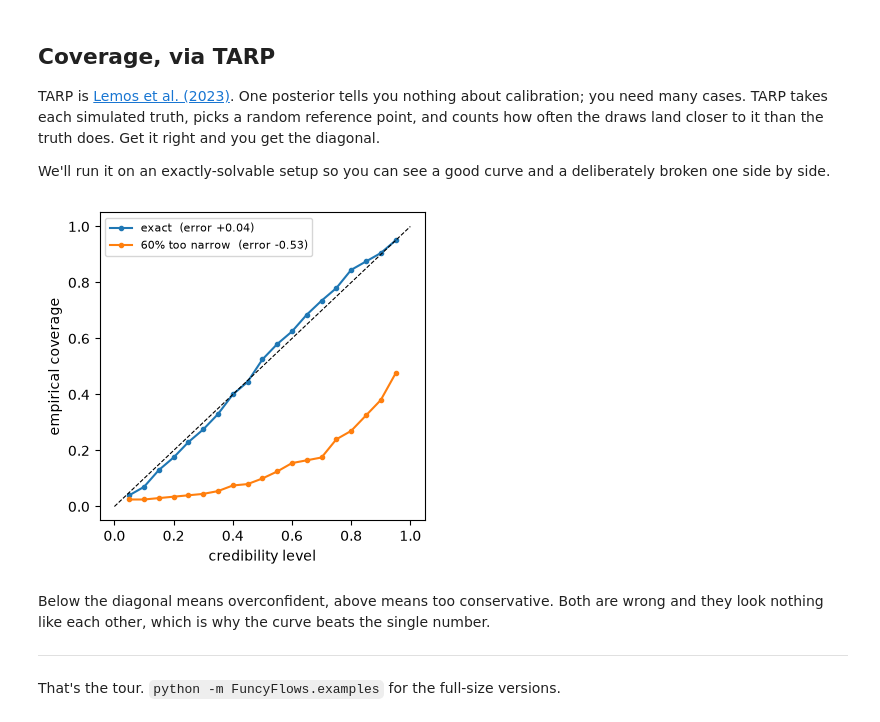
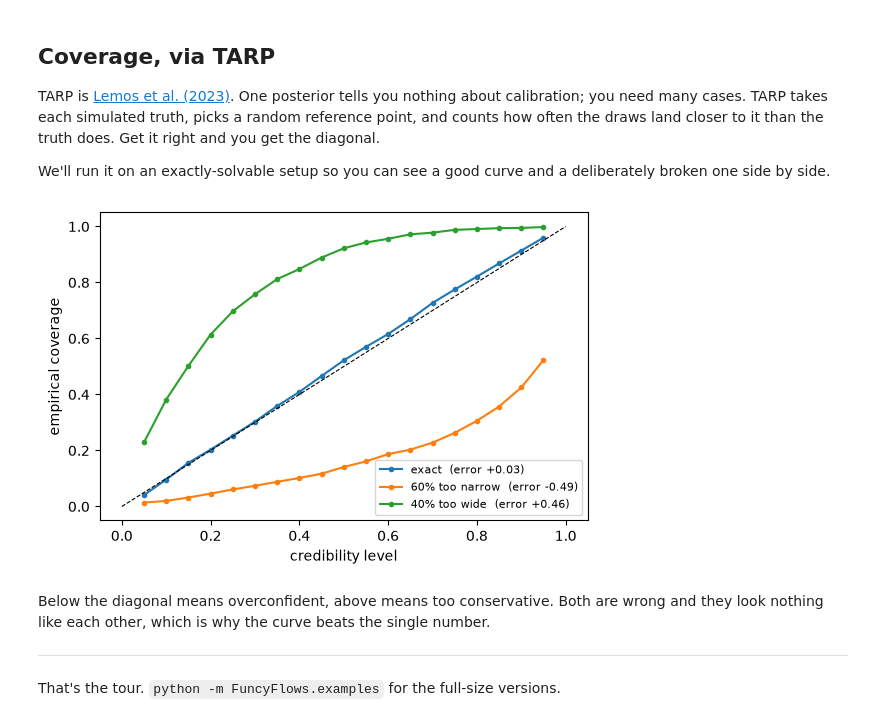
Before and after one commit to LiamCPinchbeck/FuncFlows, a Jupyter notebook: docs/notebooks/05_latent_pcn_and_diagnostics.ipynb, the cells around one changed output. Cells and saved outputs as stored; diff of their text form; code cells hidden in the pictures.

Commit message:
Just adding a few more samples to the coverage test and including an _under_confident example

```diff
--- a/docs/notebooks/05_latent_pcn_and_diagnostics.ipynb
+++ b/docs/notebooks/05_latent_pcn_and_diagnostics.ipynb
@@ -96,7 +96,7 @@ TARP is [Lemos et al. (2023)](https://arxiv.org/abs/2302.03026). One posterior t
 We'll run it on an exactly-solvable setup so you can see a good curve and a deliberately broken one side by side.
 # %%
 # a cheap, exactly-solvable setup so we can show a well-calibrated curve and a broken one
-cases, draws_per_case = 200, 200
+cases, draws_per_case = 1000, 1000
 truths = prior.sample(cases)
 observations = truths @ design_obs.T + NOISE * torch.randn(cases, NUM_OBS, dtype=DTYPE)
 
@@ -108,17 +108,18 @@ means = torch.linalg.solve(precision, (observations @ design_obs / NOISE ** 2).T
 noise = torch.randn(cases, draws_per_case, M, dtype=DTYPE)
 exact = means[:, None, :] + noise @ chol.T
 narrow = means[:, None, :] + 0.6 * (noise @ chol.T)      # deliberately overconfident
+wide = means[:, None, :] + 1.4 * (noise @ chol.T)      # deliberately underconfident
 # %%
-fig, ax = plt.subplots(figsize=(4.2, 4))
-for name, samples in [("exact", exact), ("60% too narrow", narrow)]:
+fig, ax = plt.subplots(figsize=(6.3, 4))
+for name, samples in [("exact", exact), ("60% too narrow", narrow), ("40% too wide", wide)]:
     levels, coverage = coverage_curve(samples, truths, weights=1 / prior.scale)
     ax.plot(levels, coverage, marker="o", ms=3, label=f"{name}  (error {coverage_error(levels, coverage):+.2f})")
 ax.plot([0, 1], [0, 1], "k--", lw=0.8)
 ax.set(xlabel="credibility level", ylabel="empirical coverage")
 ax.legend(fontsize=8)
 plt.show()
 # %% [output]
-[figure, old version]
+[figure, new version]
 # %% [markdown]
 Below the diagonal means overconfident, above means too conservative. Both are wrong and they look nothing like each other, which is why the curve beats the single number.
 
```
